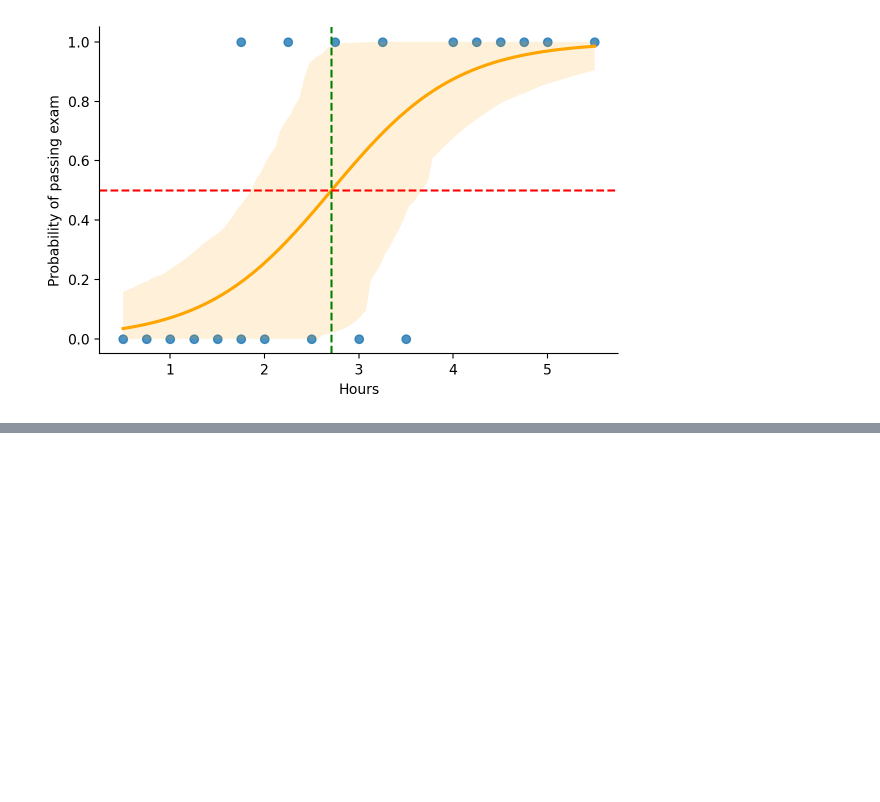
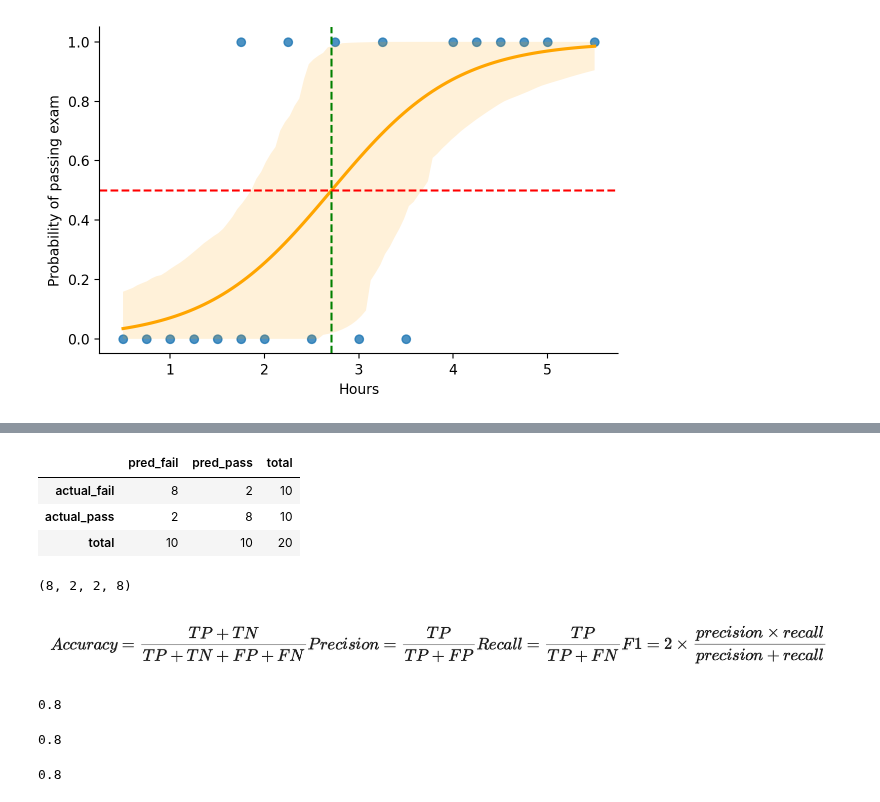
Before and after one commit to pNatTueku/ml_learning_with_ajprasertcbs, a Jupyter notebook: notebooks/confusion_matrix_concept.ipynb, the cells around one changed output, grey strips where cells are left out. Cells and saved outputs as stored; diff of their text form; code cells hidden in the pictures; blank space fills up the shorter version.

```diff
--- a/notebooks/confusion_matrix_concept.ipynb
+++ b/notebooks/confusion_matrix_concept.ipynb
@@ -44,0 +195,41 @@ plt.axhline(.5, color = 'red', linestyle = '--');
+# %%
+# a function to create pretty confusion matrix
+
+def pretty_confusion_matrix(cm_array):
+
+    '''
+    add labels and grand total to sklearn confusion matrix (2 x 2)
+    '''
+    df=pd.DataFrame(cm_array, columns = ['pred_fail', 'pred_pass'], index = ['actual_fail', 'actual_pass'])
+
+    index_labels = df.index.tolist()
+    df = df.append(df.sum(axis = 0), ignore_index = True)
+    df.index = index_labels + ['total']
+    df['total'] = df.sum(axis=1)
+    return df
+# %%
+pretty_confusion_matrix(metrics.confusion_matrix(y_train, y_pred))
+# %% [output]
+|  | pred_fail | pred_pass | total |
+| actual_fail | 8 | 2 | 10 |
+| actual_pass | 2 | 8 | 10 |
+| total | 10 | 10 | 20 |
+# %%
+tn, fp, fn, tp = metrics.confusion_matrix(y_train, y_pred).ravel()
+tn, fp, fn, tp
+# %% [output]
+(8, 2, 2, 8)
+# %% [markdown]
+![Screenshot 2566-10-19 at 20.47.32.png](<attachment:Screenshot 2566-10-19 at 20.47.32.png>)
+# %%
+(tp + tn)/(tp + tn + fp + fn) # accuracy score
+# %% [output]
+0.8
+# %%
+metrics.accuracy_score(y_train, y_pred)
+# %% [output]
+0.8
+# %%
+metrics.precision_score(y_train, y_pred)
+# %% [output]
+0.8
```
Also changed, not shown: parts of 32 cells of this notebook.
